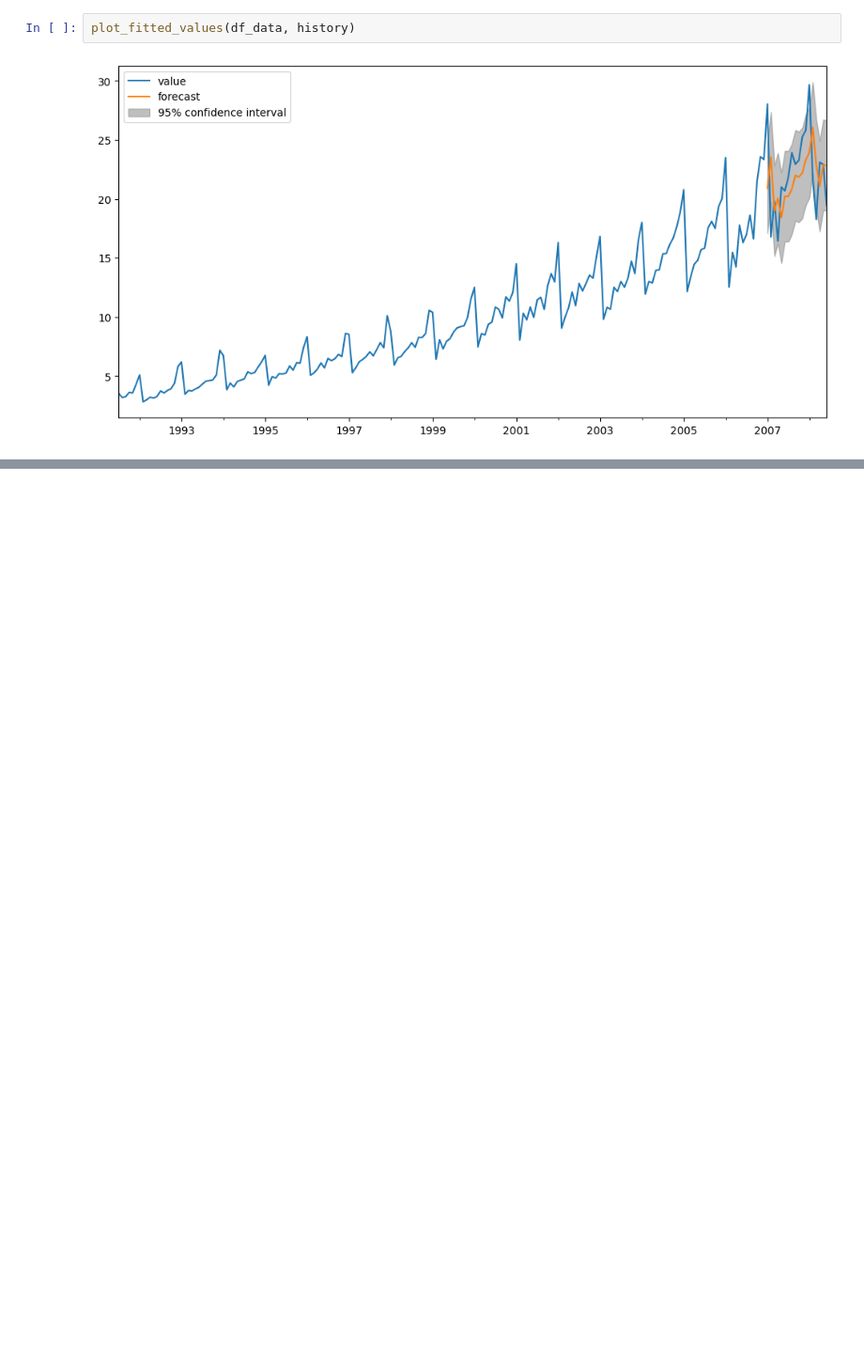
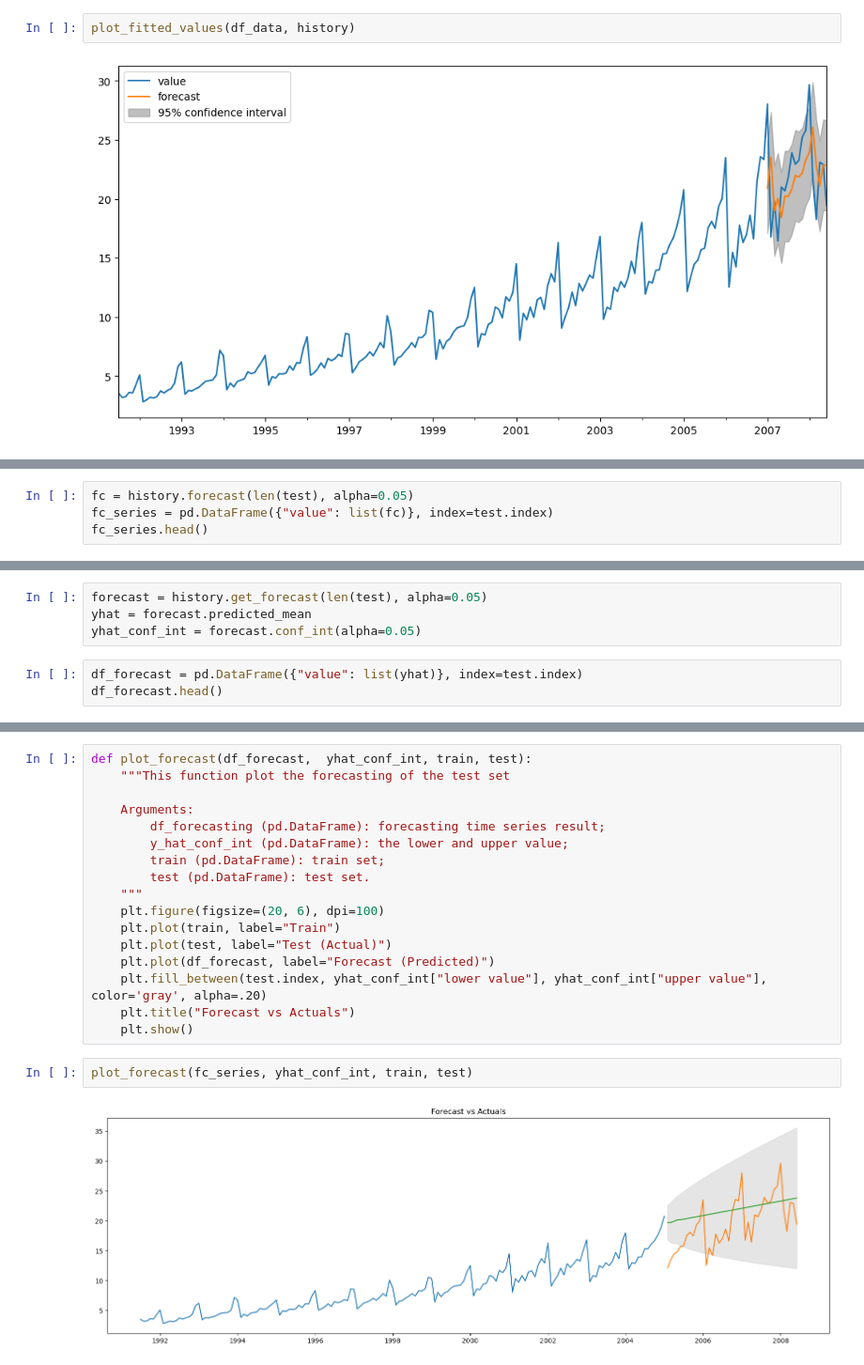
Before and after one commit to neemiasbsilva/datascience-portfolio, a Jupyter notebook: forecasting/notebooks/02_NBS_arima_model.ipynb, the cells around one changed output, grey strips where cells are left out. Shown: that part at 94% size. Cells and saved outputs as stored; diff of their text form; blank space fills up the shorter version.

```diff
--- a/forecasting/notebooks/02_NBS_arima_model.ipynb
+++ b/forecasting/notebooks/02_NBS_arima_model.ipynb
@@ -274,0 +321,4 @@ plot_fitted_values(df_data, history)
+# %%
+fc = history.forecast(len(test), alpha=0.05)
+fc_series = pd.DataFrame({"value": list(fc)}, index=test.index)
+fc_series.head()
@@ -274,0 +332,7 @@ plot_fitted_values(df_data, history)
+# %%
+forecast = history.get_forecast(len(test), alpha=0.05)
+yhat = forecast.predicted_mean
+yhat_conf_int = forecast.conf_int(alpha=0.05)
+# %%
+df_forecast = pd.DataFrame({"value": list(yhat)}, index=test.index)
+df_forecast.head()
@@ -274,0 +355,21 @@ plot_fitted_values(df_data, history)
+# %%
+def plot_forecast(df_forecast,  yhat_conf_int, train, test):
+    """This function plot the forecasting of the test set
+
+    Arguments:
+        df_forecasting (pd.DataFrame): forecasting time series result;
+        y_hat_conf_int (pd.DataFrame): the lower and upper value;
+        train (pd.DataFrame): train set;
+        test (pd.DataFrame): test set.
+    """
+    plt.figure(figsize=(20, 6), dpi=100)
+    plt.plot(train, label="Train")
+    plt.plot(test, label="Test (Actual)")
+    plt.plot(df_forecast, label="Forecast (Predicted)")
+    plt.fill_between(test.index, yhat_conf_int["lower value"], yhat_conf_int["upper value"], color='gray', alpha=.20)
+    plt.title("Forecast vs Actuals")
+    plt.show()
+# %%
+plot_forecast(fc_series, yhat_conf_int, train, test)
+# %% [output]
+[figure, added]
```
Also changed, not shown: parts of 12 cells of this notebook.
